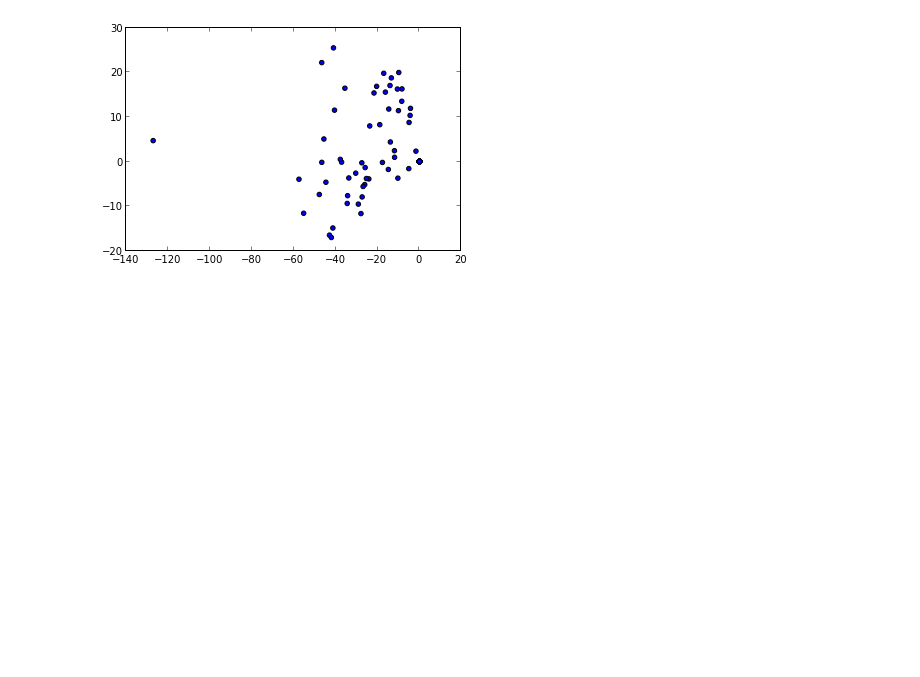
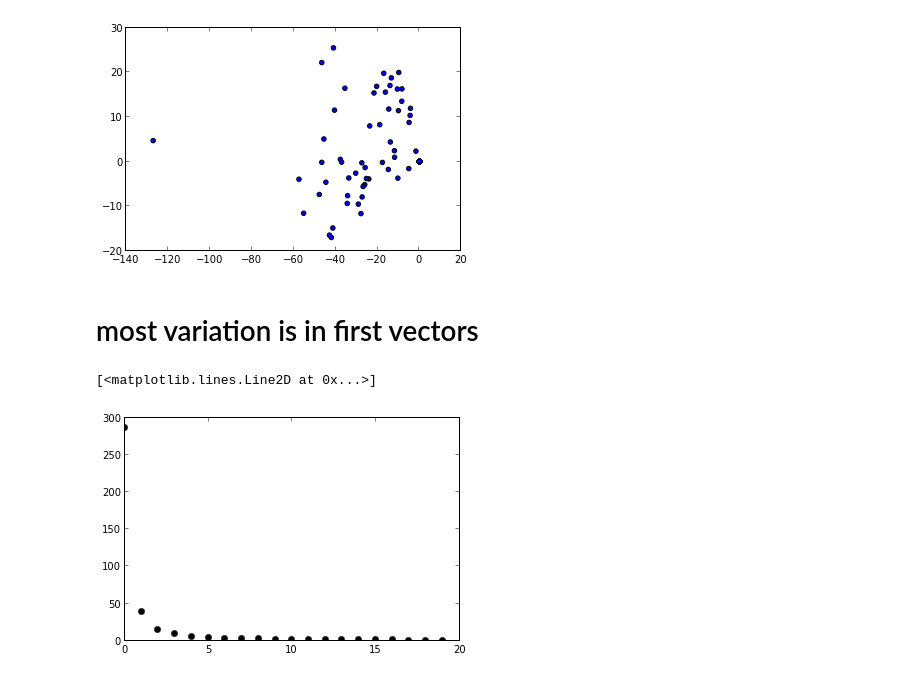
Before and after one commit to SEL-Columbia/sd_card_analysis, a Jupyter notebook: python/average_timeseries_PCA.ipynb, the cells around one changed output. Cells and saved outputs as stored; diff of their text form; code cells hidden in the pictures; blank space fills up the shorter version.

Commit message:
adding exploration of projected vectors

```diff
--- a/python/average_timeseries_PCA.ipynb
+++ b/python/average_timeseries_PCA.ipynb
@@ -96,3 +102,10 @@ scatter(projected[:,0], projected[:,1])
  [ 0.99999013  0.00314157]]
 <matplotlib.collections.PathCollection at 0x...>
 [figure]
+# %% [markdown]
+# most variation is in first vectors
+# %%
+plot(S[:20], 'ko')
+# %% [output]
+[<matplotlib.lines.Line2D at 0x...>]
+[figure, added]
```
Also changed, not shown: parts of 6 cells of this notebook.
